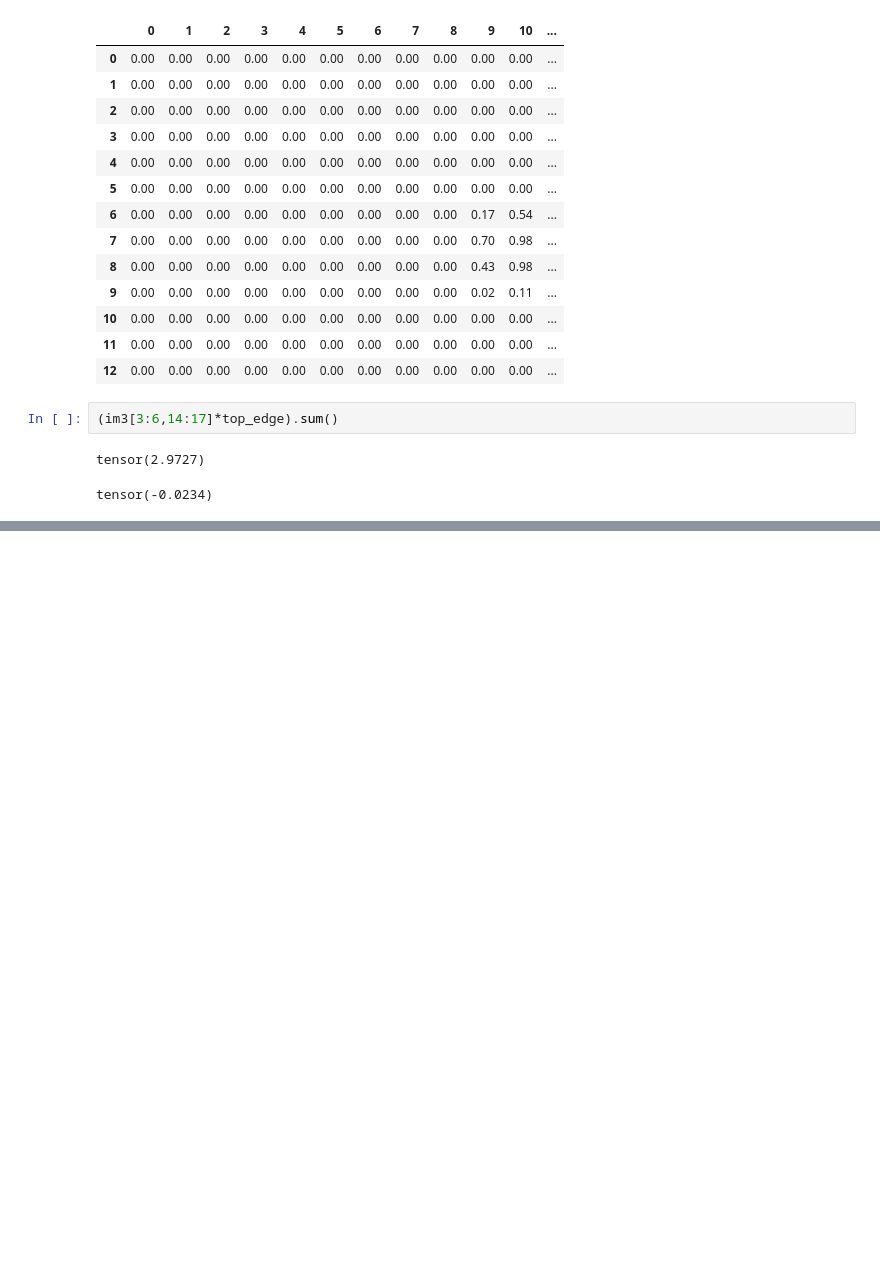
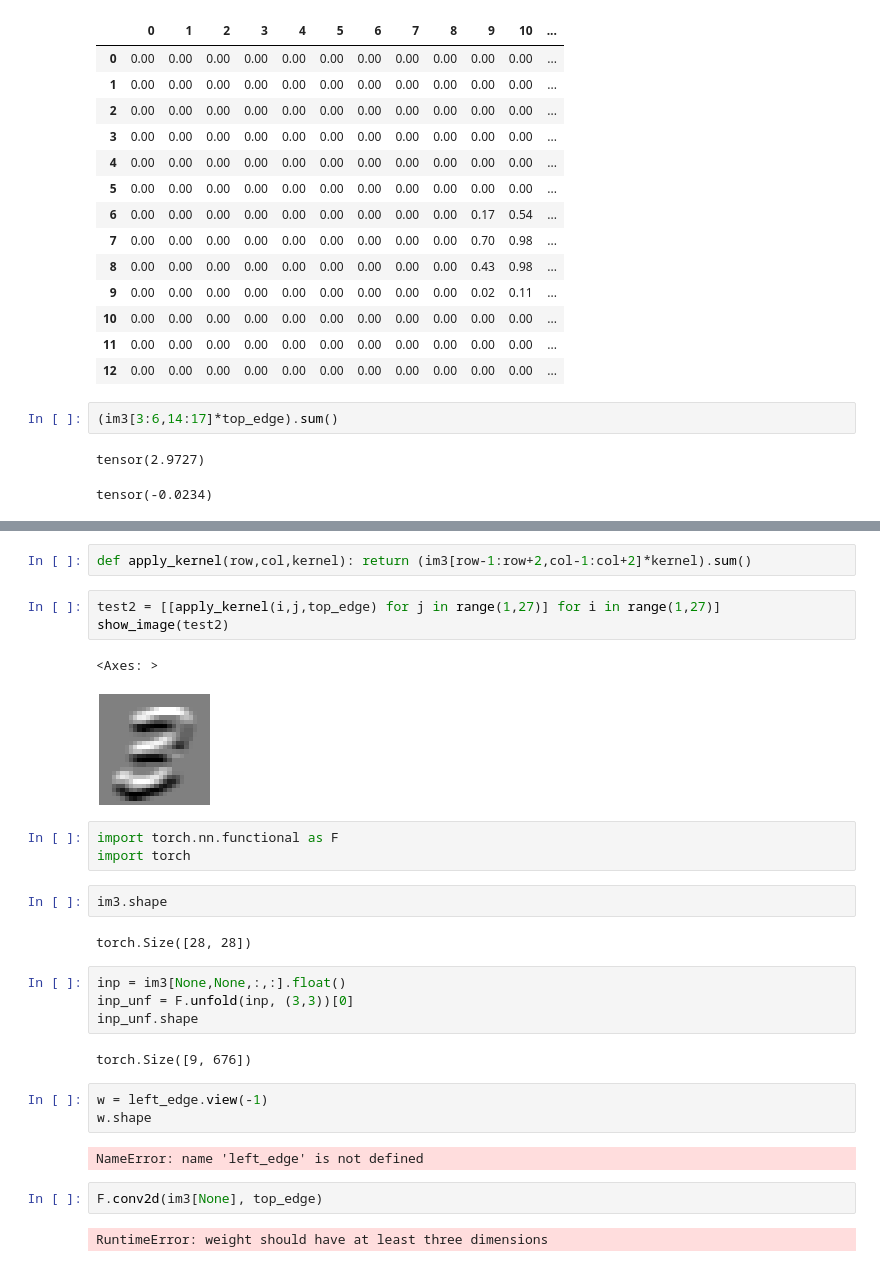
Before and after one commit to me-tao/part2, a Jupyter notebook: 07_convolutions.ipynb, the cells around one changed output, grey strips where cells are left out. Cells and saved outputs as stored; diff of their text form; blank space fills up the shorter version.

```diff
--- a/07_convolutions.ipynb
+++ b/07_convolutions.ipynb
@@ -84,0 +95,30 @@ RuntimeError: The size of tensor a (28) must match the size of tensor b (3) at n
+# %%
+def apply_kernel(row,col,kernel): return (im3[row-1:row+2,col-1:col+2]*kernel).sum()
+# %%
+test2 = [[apply_kernel(i,j,top_edge) for j in range(1,27)] for i in range(1,27)]
+show_image(test2)
+# %% [output]
+<Axes: >
+[figure, added]
+# %%
+import torch.nn.functional as F
+import torch
+# %%
+im3.shape
+# %% [output]
+torch.Size([28, 28])
+# %%
+inp = im3[None,None,:,:].float()
+inp_unf = F.unfold(inp, (3,3))[0]
+inp_unf.shape
+# %% [output]
+torch.Size([9, 676])
+# %%
+w = left_edge.view(-1)
+w.shape
+# %% [output]
+NameError: name 'left_edge' is not defined
+# %%
+F.conv2d(im3[None], top_edge)
+# %% [output]
+RuntimeError: weight should have at least three dimensions
```
Also changed, not shown: parts of 22 cells of this notebook, 1 other file.
